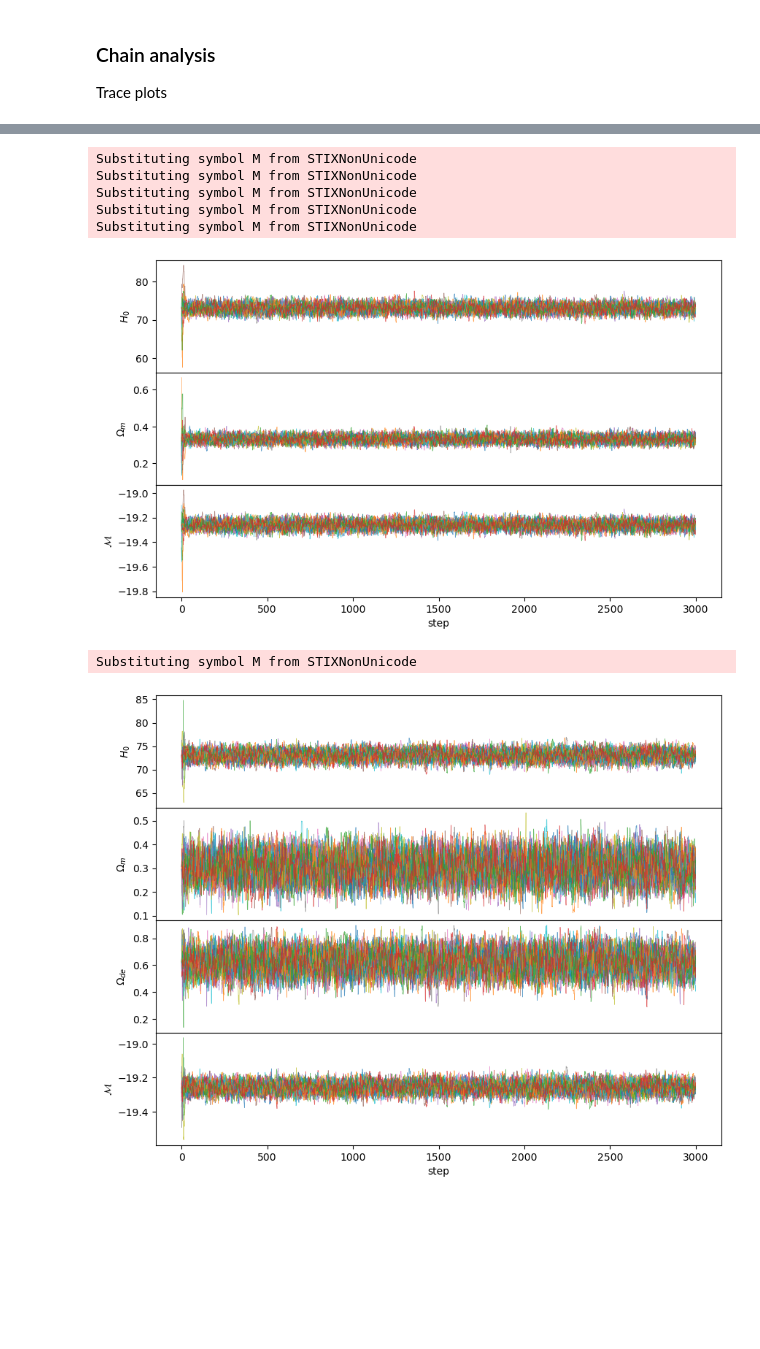
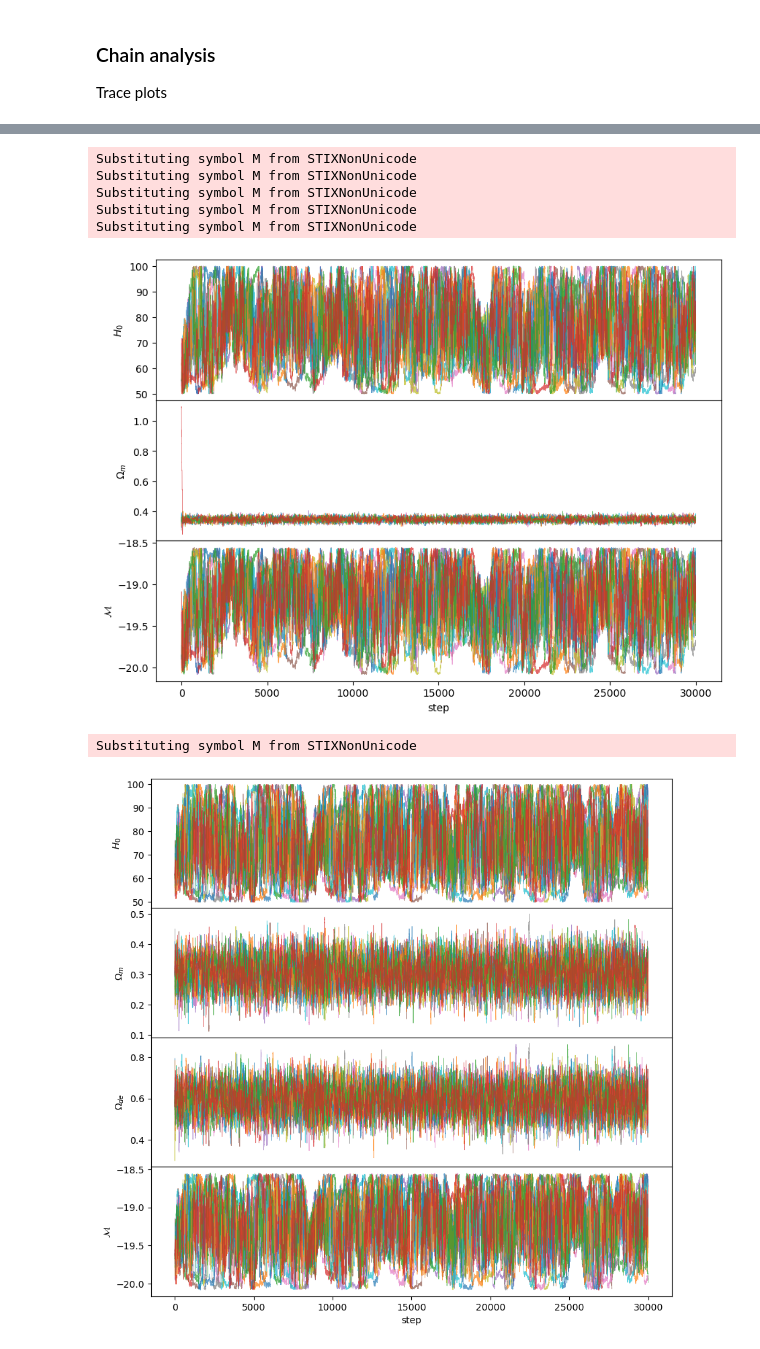
Before and after one commit to danschoe/bayes_stats, a Jupyter notebook: analysis.ipynb, the cells around one changed output, grey strips where cells are left out. Drawn from its saved outputs; the diff is of its cells as text; code cells hidden in the pictures; blank space fills up the shorter version.

```diff
--- a/analysis.ipynb
+++ b/analysis.ipynb
@@ -342,7 +312,7 @@ def local_log_likelihood_LCDM(theta):
     return -0.5 * r @ inv_covariance @ r
 
 with ctx.Pool() as pool:
-    sampler_lcdm = dynesty.NestedSampler(
+    sampler_lcdm_bayes = dynesty.NestedSampler(
         loglikelihood=local_log_likelihood_LCDM,
         prior_transform=prior_transform_LCDM,
         ndim=4,
@@ -351,7 +321,7 @@ with ctx.Pool() as pool:
         pool=pool,
         queue_size=n_cores
     )
-    sampler_lcdm.run_nested(print_progress=True, dlogz=0.3)
+    sampler_lcdm_bayes.run_nested(print_progress=True, dlogz=0.1)
 
-sampler_lcdm.results.summary()
+sampler_lcdm_bayes.results.summary()
 # %% [output]
@@ -367,9 +337,9 @@ logz: -729.786 +/-  0.107
 To get an estimate of the uncertainty of the Bayes' ratio, we use a tool from `dynesty` to resample our runs to get a set of evidence estimates.
 # %%
 log_R = []
-for i in range(500):
-    log_z_flat_lcdm = dynesty.utils.jitter_run(sampler_flat_lcdm.results, rstate=random_gen).logz[-1]
-    log_z_lcdm = dynesty.utils.jitter_run(sampler_lcdm.results, rstate=random_gen).logz[-1]
+for i in range(1000):
+    log_z_flat_lcdm = dynesty.utils.jitter_run(sampler_flat_lcdm_bayes.results, rstate=random_gen).logz[-1]
+    log_z_lcdm = dynesty.utils.jitter_run(sampler_lcdm_bayes.results, rstate=random_gen).logz[-1]
     log_R.append(log_z_flat_lcdm - log_z_lcdm)
 
 log_R = np.array(log_R)
@@ -449,7 +419,7 @@ array([ 73.04002232,   0.30438128,   0.6276276 , -19.25714503])
 # %%
 n_param = 4
-n_walker = 24
-n_step = 3000
+n_walker = 10
+n_step = 30000
 
 start_point = random_gen.normal(
     size=(n_walker, n_param),
@@ -487,7 +457,7 @@ Discard first 8 steps.
 # %%
 n_param = 3
-n_walker = 24
-n_step = 3000
+n_walker = 10
+n_step = 30000
 
 start_point = random_gen.normal(size=(n_walker, n_param), loc=theta_MAP_flat_lcdm, scale=(0.1, 0.01, 0.1))
 with ctx.Pool() as pool:
@@ -1008,38 +978,38 @@ M: -19.25698898577758 ± 0.032139912477801874
 
 def plot_chains(param_names, n_walker, chain_per_walker):
     # Calculate a suitable height based on number of parameters
     # Each parameter subplot gets 2 inches of height
-    fig_height = len(param_names) * 2
+    fig_height = len(param_names) * 2.5
 
     # Create figure with custom size (width=10 is a reasonable default)
     fig, ax = plt.subplots(len(param_names), 1, sharex=True,
                           figsize=(10, fig_height))
 
     plt.subplots_adjust(hspace=0)
 
     for i, name in enumerate(param_names):
         for j in range(n_walker):
             ax[i].plot(chain_per_walker[:, j, i], lw=0.5,
-                      alpha=0.7, color=f"C{j}")
+                      alpha=0.7, color=f"C{j+4}")
             ax[i].set_ylabel(name)
 
     ax[-1].set_xlabel("step")
     return fig
 
 chain_flat = plot_chains(param_names=[r'$H_0$', r'$\Omega_m$', r'$\mathcal{M}$'], n_walker=n_walker, chain_per_walker=sampler_flat_lcdm.get_chain())
 chain_curved = plot_chains(param_names=[r'$H_0$', r'$\Omega_m$',r'$\Omega_{de}$', r'$\mathcal{M}$'], n_walker=n_walker, chain_per_walker=sampler_lcdm.get_chain())
 
 chain_flat.savefig("plots/chain_flat.svg")
 chain_curved.savefig("plots/chain_curved.svg")
 # %% [output]
 Substituting symbol M from STIXNonUnicode
 Substituting symbol M from STIXNonUnicode
 Substituting symbol M from STIXNonUnicode
 Substituting symbol M from STIXNonUnicode
 Substituting symbol M from STIXNonUnicode
-[figure, old version]
+[figure, new version]
 Substituting symbol M from STIXNonUnicode
-[figure, old version]
+[figure, new version]
 # %%
 import numpy as np
 import matplotlib.pyplot as plt
```
Also changed, not shown: parts of 32 cells of this notebook.
